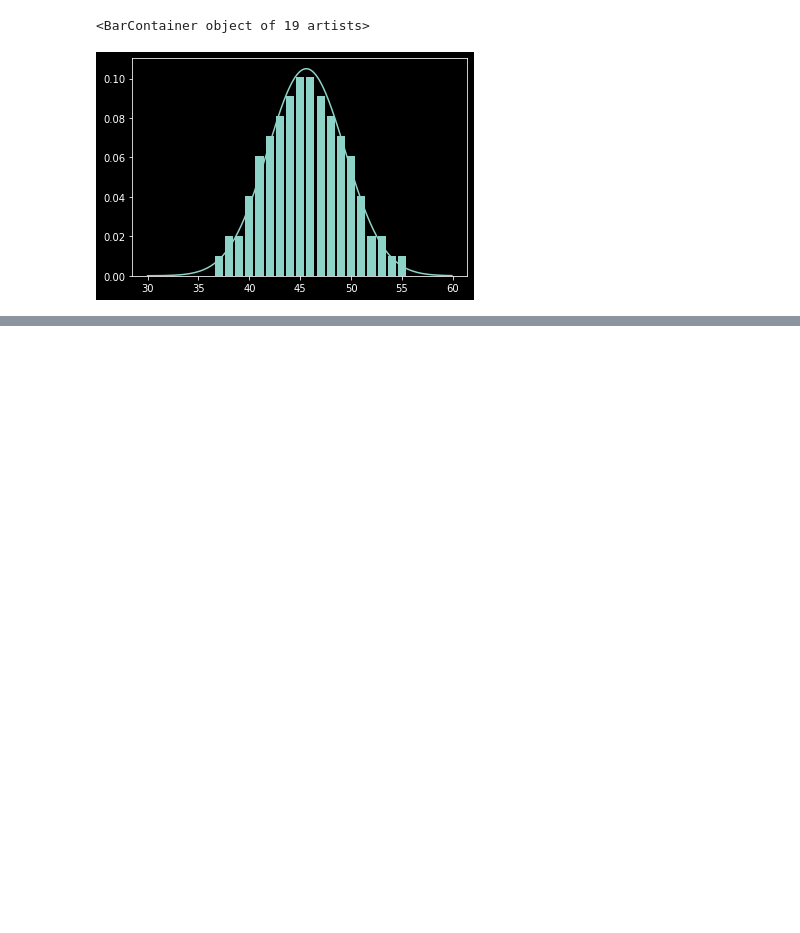
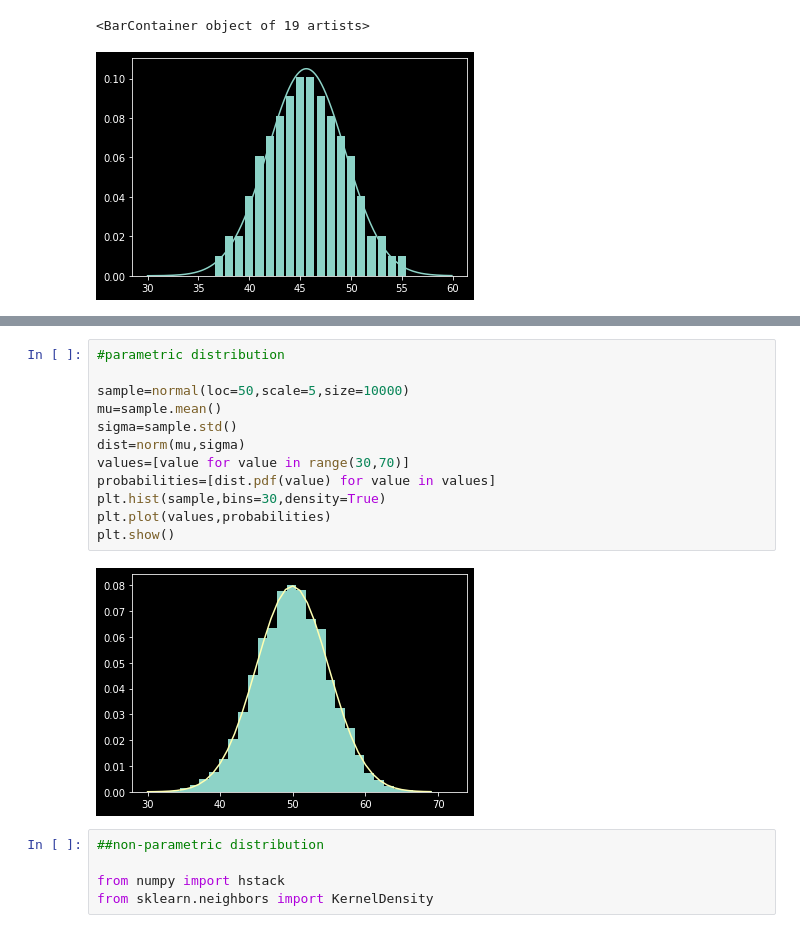
Before and after one commit to LeKilleRGallet/university, a Jupyter notebook: data_science/math/prob/2ndnb.ipynb, the cells around one changed output, grey strips where cells are left out. Cells and saved outputs as stored; diff of their text form; blank space fills up the shorter version.

```diff
--- a/data_science/math/prob/2ndnb.ipynb
+++ b/data_science/math/prob/2ndnb.ipynb
@@ -82,0 +83,19 @@ plt.show()
+# %%
+#parametric distribution
+
+sample=normal(loc=50,scale=5,size=10000)
+mu=sample.mean()
+sigma=sample.std()
+dist=norm(mu,sigma)
+values=[value for value in range(30,70)]
+probabilities=[dist.pdf(value) for value in values]
+plt.hist(sample,bins=30,density=True)
+plt.plot(values,probabilities)
+plt.show()
+# %% [output]
+[figure, added]
+# %%
+##non-parametric distribution
+
+from numpy import hstack
+from sklearn.neighbors import KernelDensity
```
Also changed, not shown: parts of 2 cells of this notebook, 2 other files.
